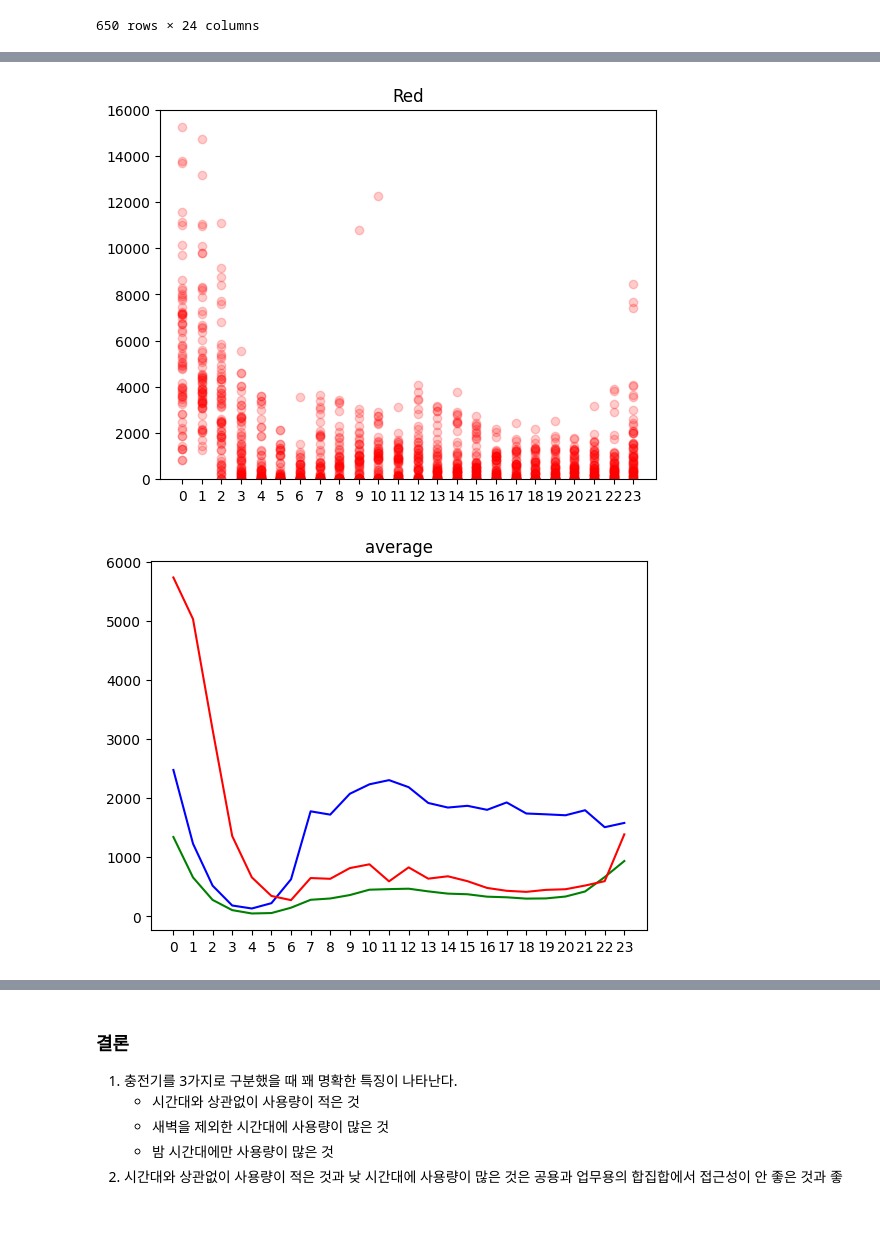
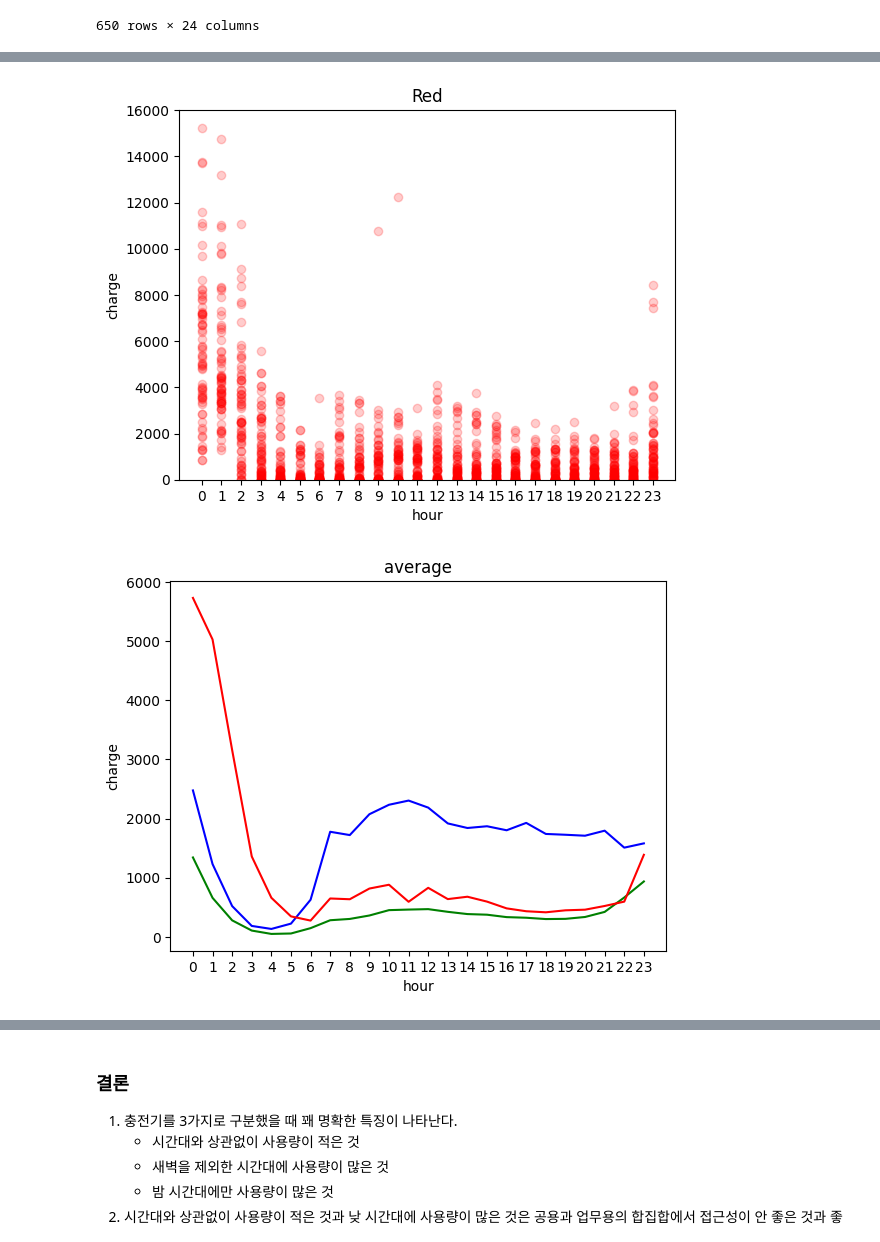
Before and after one commit to sgshmn/ev_charger_clustering, a Jupyter notebook: analysis.ipynb, the cells around one changed output, grey strips where cells are left out. Cells and saved outputs as stored; diff of their text form; code cells hidden in the pictures; blank space fills up the shorter version.

```diff
--- a/analysis.ipynb
+++ b/analysis.ipynb
@@ -282,14 +292,16 @@ plt.show()
 # %%
 # 빨간색
 plt.ylim(0,16000)
 for i in range(len(id_time_charge_df)):
     if labels[i] != 2:
         continue
     plt.scatter(id_time_charge_df.columns, id_time_charge_df.iloc[i], c=colors[labels[i]], alpha=0.2)
 plt.title('Red')
+plt.xlabel('hour')
+plt.ylabel('charge')
 plt.show()
 # %% [output]
-[figure, old version]
+[figure, new version]
 # %%
 # 시간에 따른 분포가 보인다.
 # 더 잘 알기 위해 각 색의 평균 시각화한다.
@@ -324,8 +336,10 @@ plt.plot(id_time_charge_df.columns, green, c='g')
 plt.plot(id_time_charge_df.columns, blue, c='b')
 plt.plot(id_time_charge_df.columns, red, c='r')
 plt.title('average')
+plt.xlabel('hour')
+plt.ylabel('charge')
 plt.show()
 # %% [output]
-[figure, old version]
+[figure, new version]
 # %%
 # 결과가 잘 보이도록 차원축소를 한다
```
Also changed, not shown: parts of 10 cells of this notebook.
